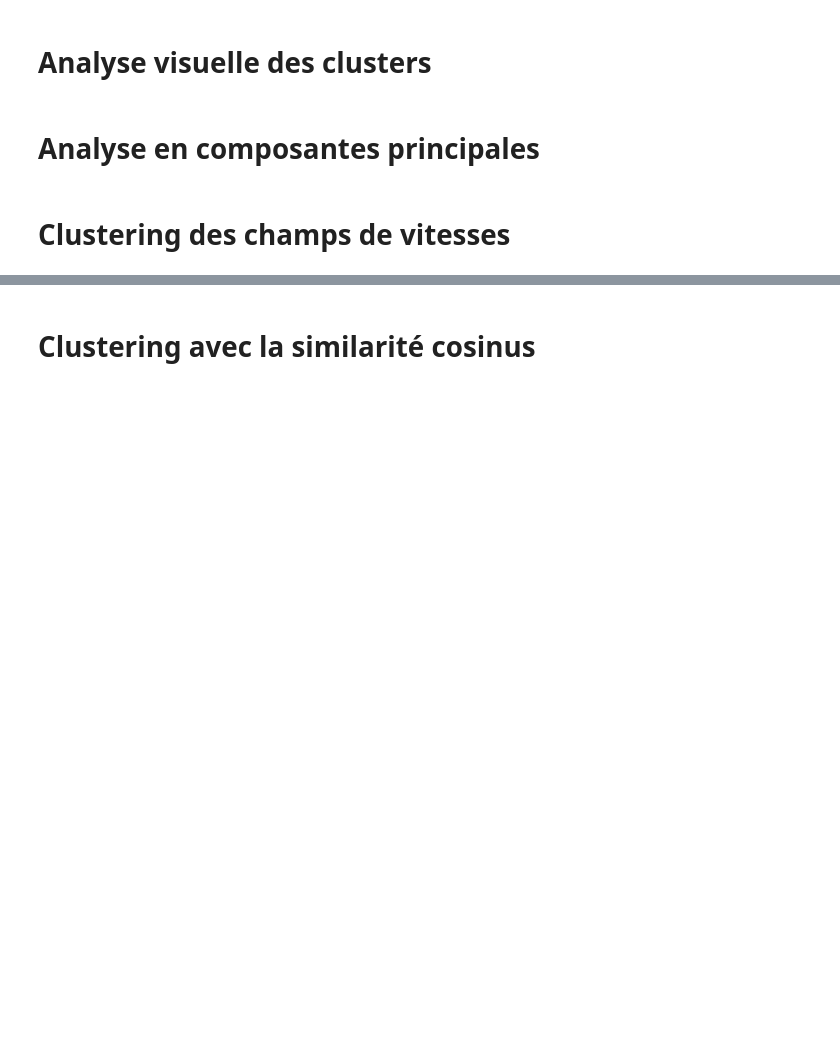
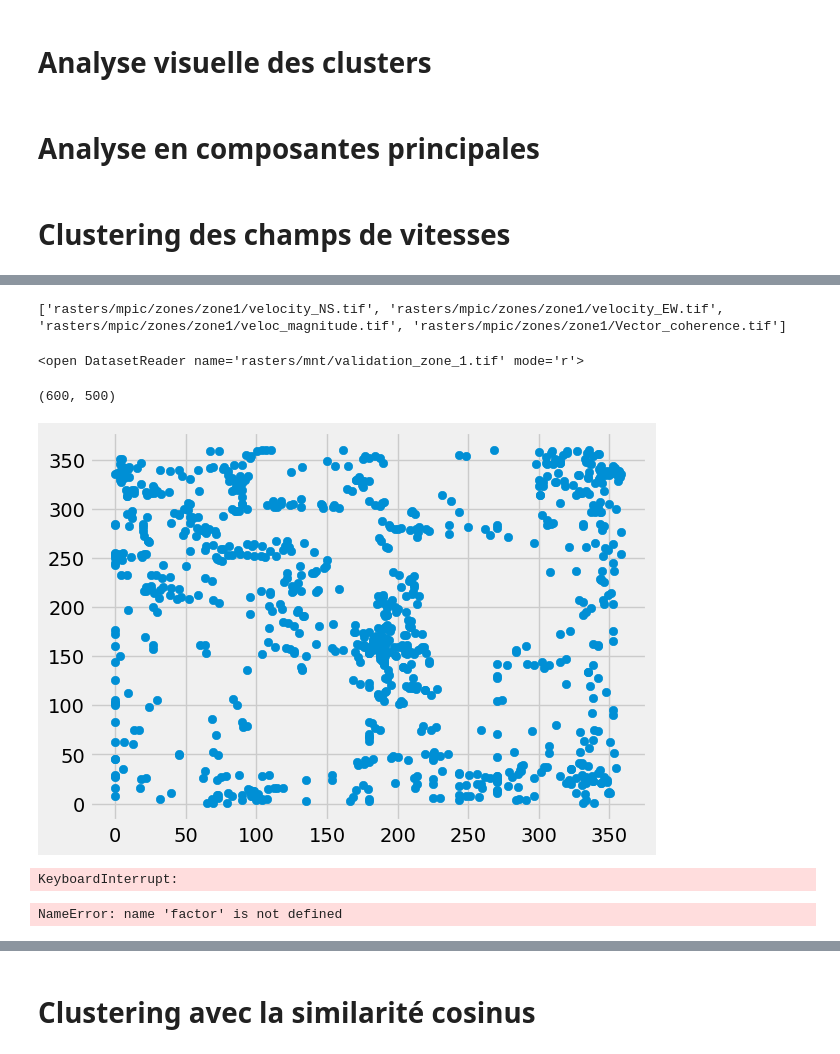
Before and after one commit to EddyVianney/Stage_master2_sdsc_eost, a Jupyter notebook: stage_master_version_2.ipynb, the cells around one changed output, grey strips where cells are left out. Cells and saved outputs as stored; diff of their text form; code cells hidden in the pictures; blank space fills up the shorter version.

Commit message:
nouvelle zone de glissement

```diff
--- a/stage_master_version_2.ipynb
+++ b/stage_master_version_2.ipynb
@@ -1756,0 +1824,4 @@ for factor in [0.0]:
+# %%
+rasters = load_cut_raster(root_output, 1, output_filenames)
+# %% [output]
+['rasters/mpic/zones/zone1/velocity_NS.tif', 'rasters/mpic/zones/zone1/velocity_EW.tif', 'rasters/mpic/zones/zone1/veloc_magnitude.tif', 'rasters/mpic/zones/zone1/Vector_coherence.tif']
@@ -1756,0 +1851,23 @@ for factor in [0.0]:
+# %%
+rasterio.open('rasters/mnt/validation_zone_1.tif')
+# %% [output]
+<open DatasetReader name='rasters/mnt/validation_zone_1.tif' mode='r'>
+# %%
+rasterio.open('rasters/mpic/validation_zone1.tif').read(1).shape
+# %% [output]
+(600, 500)
+# %%
+tol = 50
+Raster().compute_slope_azimuth_map('rasters/mnt/validation_zone_1.tif','validation_zone_1')
+gdal_azimuths = rasterio.open('rasters/azimuths/validation_zone_1.tif').read(1)
+ns_velocities = rasterio.open('rasters/mpic/zones/zone1/velocity_NS.tif').read(1)
+ew_velocities = rasterio.open('rasters/mpic/zones/zone1/velocity_EW.tif').read(1)
+azimuths = np.arctan2(ew_velocities, ns_velocities)
+azimuths = np.where(azimuths >= 0, azimuths, azimuths + 2 * np.pi)
+azimuths = np.degrees(azimuths)
+azimuths_mask = np.logical_and(azimuths > gdal_azimuths - tol, azimuths < gdal_azimuths + tol)
+# %%
+plt.scatter(np.where(gdal_azimuths < 0, 0.0, gdal_azimuths).flatten()[:900], azimuths.flatten()[:900])
+plt.show()
+# %% [output]
+[figure, added]
@@ -1756,0 +1897,22 @@ for factor in [0.0]:
+# %%
+compute_filtering(rasters, 1, 'yellow', coherences=[0.0])
+# %% [output]
+KeyboardInterrupt:
+# %%
+raster = rasterio.open('rasters/veloc_mag_2.tif')
+lats, lons = Raster().from_utm_to_lat_lon('rasters/veloc_mag_2.tif')
+sig = np.nanstd(raster.read(1))
+latitudes, longitudes = [], []
+
+mask = raster.read(1) > 0 * sig
+mask_index = np.where(mask)
+print(factor, cor)
+for i, j in zip(mask_index[0], mask_index[1]):
+     #x, y = velocity_magnitude_r.xy(i, j)
+    #lat, lon = proj(x, y, inverse=True)
+    latitudes.append(lats[i, j])
+    longitudes.append(lons[i, j])
+
+generate_kml_file(latitudes, longitudes, 'yellow', n + 1,  filename='zone='+ str(n+1) + 'ppp')
+# %% [output]
+NameError: name 'factor' is not defined
```
Also changed, not shown: parts of 29 cells of this notebook.
